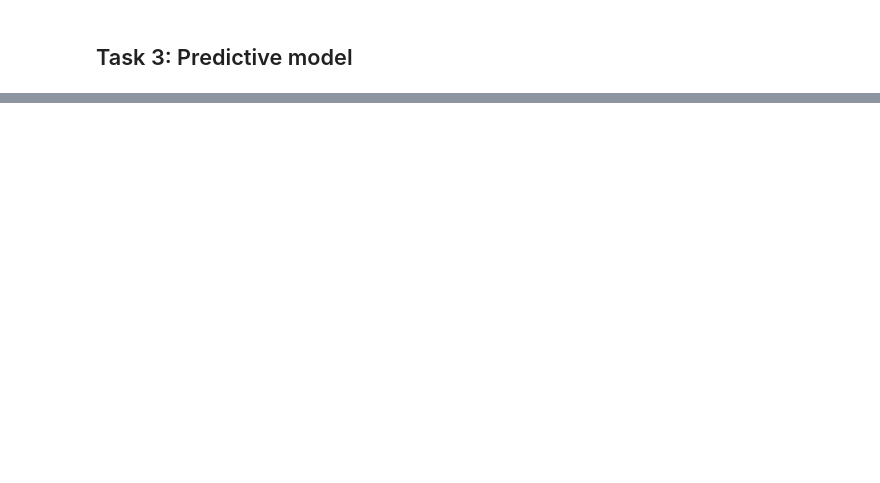
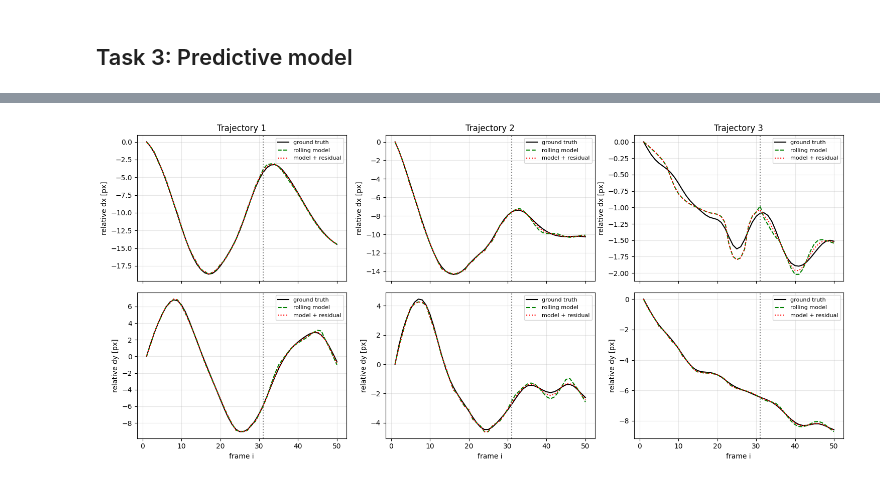
Before and after one commit to mushrafi88/MSE_510, a Jupyter notebook: Midterm_2_Part_II.ipynb, the cells around one changed output, grey strips where cells are left out. Saved outputs shown, nothing was run; the diff lists cells and outputs as text; code cells hidden in the pictures; blank space fills up the shorter version.

```diff
--- a/Midterm_2_Part_II.ipynb
+++ b/Midterm_2_Part_II.ipynb
@@ -1678,0 +1621,20 @@ drift 3 (exp decay, fixed dir):  open-loop pred RMS = 2.477 px |  closed-loop es
+# %%
+# Task 3: predictive extrapolation with a rolling quadratic model.
+def rolling_polynomial_predict(history, next_index, window=5, degree=2):
+    """Predict the next (dx, dy) from recent drift history."""
+    history = np.asarray(history, dtype=float)
+    start = max(0, len(history) - window)
+    t = np.arange(start, len(history), dtype=float)
+    y = history[start:]
+    degree_use = min(degree, len(t) - 1)
+
+    if degree_use <= 0:
+        return y[-1].copy()
+
+    prediction = np.zeros(2, dtype=float)
+    t_local = t - t[-1]
+    next_local = float(next_index) - t[-1]
+    for component in range(2):
+        coeffs = np.polyfit(t_local, y[:, component], deg=degree_use)
+        prediction[component] = np.polyval(coeffs, next_local)
+    return prediction
@@ -1678,0 +1700,30 @@ drift 3 (exp decay, fixed dir):  open-loop pred RMS = 2.477 px |  closed-loop es
+# %%
+fig, axes = plt.subplots(2, 3, figsize=(15, 7), sharex=True)
+for col, result in enumerate(task3_results):
+    label = result["label"]
+    gt = result["ground_truth"]
+    pred = result["predicted"]
+    total = result["total_estimate"]
+
+    axes[0, col].plot(frame_indices, gt[:, 0], "k-", label="ground truth")
+    axes[0, col].plot(frame_indices, pred[:, 0], "g--", label="rolling model")
+    axes[0, col].plot(frame_indices, total[:, 0], "r:", label="model + residual")
+    axes[0, col].axvline(frame_indices[train_count], color="0.5", linestyle=":")
+    axes[0, col].set_title(label)
+    axes[0, col].set_ylabel("relative dx [px]")
+    axes[0, col].grid(alpha=0.3)
+    axes[0, col].legend(fontsize=8)
+
+    axes[1, col].plot(frame_indices, gt[:, 1], "k-", label="ground truth")
+    axes[1, col].plot(frame_indices, pred[:, 1], "g--", label="rolling model")
+    axes[1, col].plot(frame_indices, total[:, 1], "r:", label="model + residual")
+    axes[1, col].axvline(frame_indices[train_count], color="0.5", linestyle=":")
+    axes[1, col].set_xlabel("frame i")
+    axes[1, col].set_ylabel("relative dy [px]")
+    axes[1, col].grid(alpha=0.3)
+    axes[1, col].legend(fontsize=8)
+
+plt.tight_layout()
+plt.show()
+# %% [output]
+[figure, added]
```
Also changed, not shown: parts of 22 cells of this notebook.
